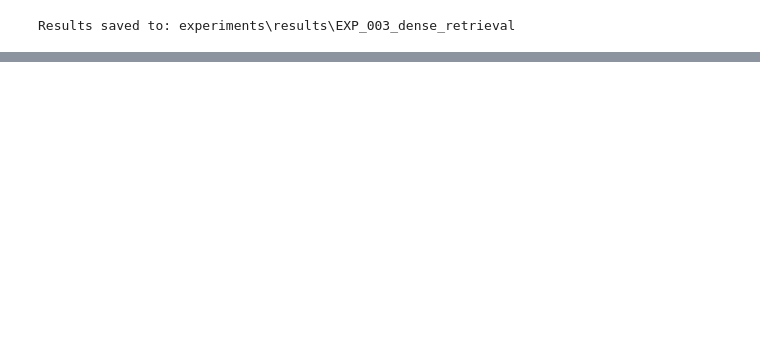
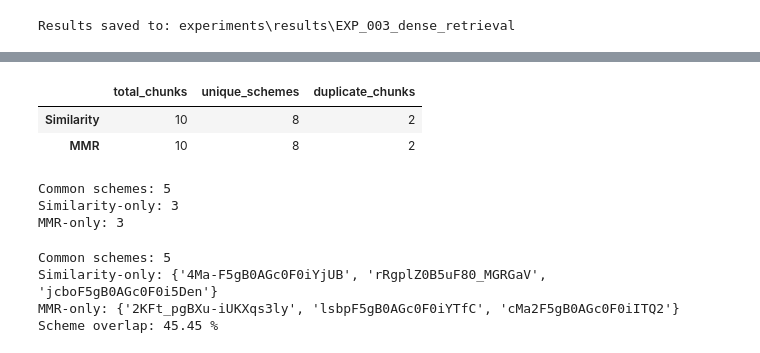
Before and after one commit to devendraaa/SEVA_Ai, a Jupyter notebook: notebooks/09_retrieval_on_golden_dataset.ipynb, the cells around one changed output, grey strips where cells are left out. Drawn from its saved outputs; the diff is of its cells as text; code cells hidden in the pictures; blank space fills up the shorter version.

```diff
--- a/notebooks/09_retrieval_on_golden_dataset.ipynb
+++ b/notebooks/09_retrieval_on_golden_dataset.ipynb
@@ -427,0 +599,73 @@ Warning: You are sending unauthenticated requests to the HF Hub. Please set a HF
+# %%
+def retrieval_statistics(docs):
+    scheme_ids = [
+        doc.metadata.get("scheme_id")
+        for doc in docs
+    ]
+
+    return {
+        "total_chunks": len(docs),
+        "unique_schemes": len(set(scheme_ids)),
+        "duplicate_chunks": len(scheme_ids) - len(set(scheme_ids))
+    }
+
+stats = pd.DataFrame({
+    "Similarity": retrieval_statistics(similarity_results),
+    "MMR": retrieval_statistics(mmr_results)
+}).T
+
+display(stats)
+# %% [output]
+|  | total_chunks | unique_schemes | duplicate_chunks |
+| Similarity | 10 | 8 | 2 |
+| MMR | 10 | 8 | 2 |
+# %%
+similarity_ids = {
+    doc.metadata.get("scheme_id")
+    for doc in similarity_results
+}
+
+mmr_ids = {
+    doc.metadata.get("scheme_id")
+    for doc in mmr_results
+}
+
+print("Common schemes:", len(similarity_ids & mmr_ids))
+print("Similarity-only:", len(similarity_ids - mmr_ids))
+print("MMR-only:", len(mmr_ids - similarity_ids))
+# %% [output]
+Common schemes: 5
+Similarity-only: 3
+MMR-only: 3
+# %%
+similarity_ids = [
+    doc.metadata.get("scheme_id")
+    for doc in similarity_results
+]
+
+mmr_ids = [
+    doc.metadata.get("scheme_id")
+    for doc in mmr_results
+]
+
+similarity_set = set(similarity_ids)
+mmr_set = set(mmr_ids)
+
+print("Common schemes:", len(similarity_set & mmr_set))
+print("Similarity-only:", similarity_set - mmr_set)
+print("MMR-only:", mmr_set - similarity_set)
+
+print(
+    "Scheme overlap:",
+    round(
+        len(similarity_set & mmr_set)
+        / len(similarity_set | mmr_set) * 100,
+        2
+    ),
+    "%"
+)
+# %% [output]
+Common schemes: 5
+Similarity-only: {'4Ma-F5gB0AGc0F0iYjUB', 'rRgplZ0B5uF80_MGRGaV', 'jcboF5gB0AGc0F0i5Den'}
+MMR-only: {'2KFt_pgBXu-iUKXqs3ly', 'lsbpF5gB0AGc0F0iYTfC', 'cMa2F5gB0AGc0F0iITQ2'}
+Scheme overlap: 45.45 %
```
Also changed, not shown: parts of 4 cells of this notebook, 1 other file.
